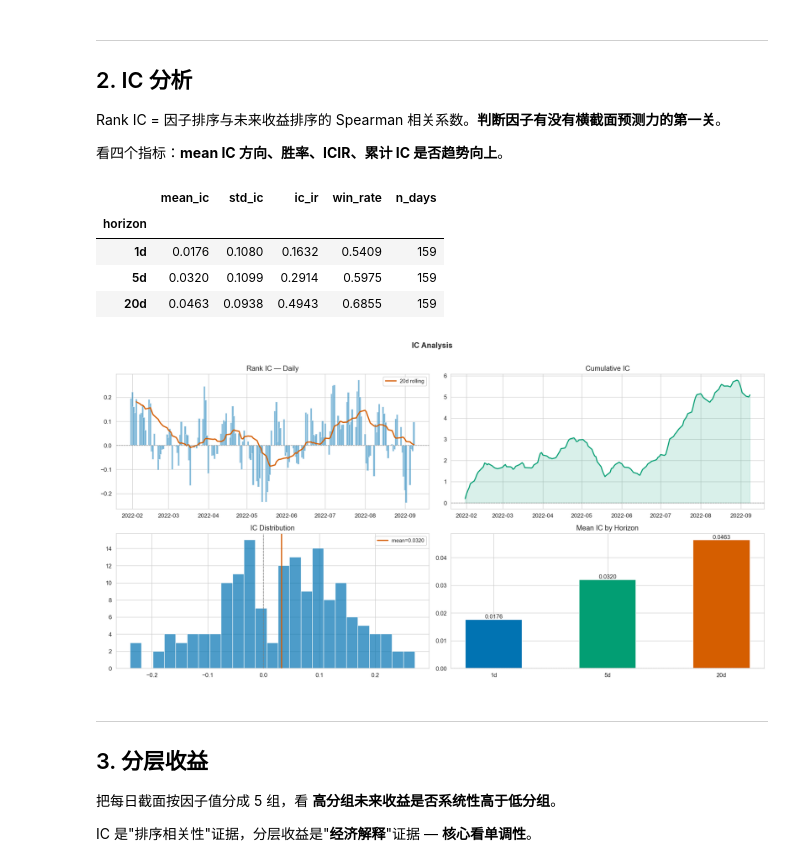
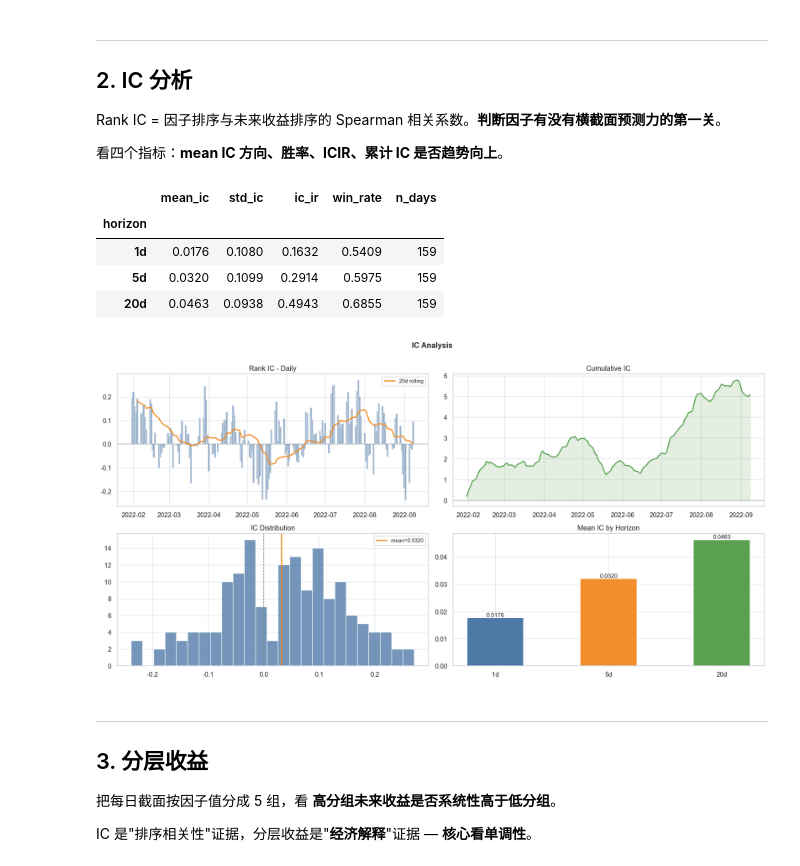
Before and after one commit to yangxiamike/ashare-factory, a Jupyter notebook: notebooks/01_single_factor_mvp.ipynb, the cells around one changed output. Cells and saved outputs as stored; diff of their text form; code cells hidden in the pictures.

```diff
--- a/notebooks/01_single_factor_mvp.ipynb
+++ b/notebooks/01_single_factor_mvp.ipynb
@@ -17,8 +17,8 @@ from IPython.display import display
 warnings.filterwarnings("ignore")
 pd.set_option("display.float_format", lambda x: f"{x:.4f}")
 
-# ── matplotlib / seaborn 全局样式 ──
-sns.set_style("whitegrid")
+# Plot style: keep chart titles English to avoid font fallback issues in notebook exports.
+sns.set_theme(style="whitegrid", context="notebook")
 plt.rcParams.update({
     "figure.dpi": 120,
     "font.size": 10,
@@ -26,10 +26,26 @@ plt.rcParams.update({
     "axes.labelsize": 10,
     "figure.titlesize": 13,
     "legend.fontsize": 9,
+    "axes.unicode_minus": False,
+    "axes.edgecolor": "#D0D5DD",
+    "grid.color": "#D9DEE7",
+    "grid.linewidth": 0.8,
 })
-C = sns.color_palette("colorblind")
 
-# ── 配置 ──
+COLORS = {
+    "blue": "#4E79A7",
+    "teal": "#2A9D8F",
+    "green": "#59A14F",
+    "orange": "#F28E2B",
+    "red": "#E15759",
+    "purple": "#B07AA1",
+    "gray": "#6B7280",
+}
+QUANTILE_COLORS = [COLORS["blue"], COLORS["teal"], COLORS["gray"], COLORS["orange"], COLORS["green"]]
+HORIZON_COLORS = [COLORS["blue"], COLORS["orange"], COLORS["green"]]
+C = sns.color_palette([COLORS[k] for k in ["blue", "teal", "green", "orange", "red", "purple"]])
+
+# Config
 FACTOR_WINDOW = 20
 FORWARD_HORIZONS = [1, 5, 20]
 N_QUANTILES = 5
@@ -253,49 +269,49 @@ fig, axes = plt.subplots(2, 2, figsize=(16, 8))
 
 # IC 时间序列
 ax = axes[0, 0]
-ax.bar(ic_df["trade_date"], ic_df["rank_ic"], color=C[0], alpha=0.5, width=1.5)
-ax.plot(ic_df["trade_date"], ic_df["rolling_20"], color=C[3], linewidth=2, label="20d rolling")
+ax.bar(ic_df["trade_date"], ic_df["rank_ic"], color=COLORS["blue"], alpha=0.55, width=1.5)
+ax.plot(ic_df["trade_date"], ic_df["rolling_20"], color=COLORS["orange"], linewidth=2, label="20d rolling")
 ax.axhline(0, color="gray", linestyle="--", linewidth=0.8)
-ax.set_title("Rank IC — Daily")
+ax.set_title("Rank IC - Daily")
 ax.legend()
 
 # 累计 IC
 ax = axes[0, 1]
-ax.plot(ic_df["trade_date"], ic_df["cum_ic"], color=C[2], linewidth=1.8)
-ax.fill_between(ic_df["trade_date"], 0, ic_df["cum_ic"], color=C[2], alpha=0.15)
+ax.plot(ic_df["trade_date"], ic_df["cum_ic"], color=COLORS["green"], linewidth=1.8)
+ax.fill_between(ic_df["trade_date"], 0, ic_df["cum_ic"], color=COLORS["green"], alpha=0.16)
 ax.axhline(0, color="gray", linestyle="--", linewidth=0.8)
 ax.set_title("Cumulative IC")
 
 # IC 分布直方图
 ax = axes[1, 0]
-ax.hist(ic_df["rank_ic"], bins=25, color=C[0], alpha=0.7, edgecolor="white")
+ax.hist(ic_df["rank_ic"], bins=25, color=COLORS["blue"], alpha=0.78, edgecolor="white")
 ax.axvline(0, color="gray", linestyle="--", linewidth=1)
-ax.axvline(ic_df["rank_ic"].mean(), color=C[3], linewidth=2,
+ax.axvline(ic_df["rank_ic"].mean(), color=COLORS["orange"], linewidth=2,
            label=f'mean={ic_df["rank_ic"].mean():.4f}')
 ax.set_title("IC Distribution")
 ax.legend()
 
 # 多 horizon IC 对比
 ax = axes[1, 1]
 x = np.arange(len(FORWARD_HORIZONS))
 means = [ic_frames[h]["rank_ic"].mean() for h in FORWARD_HORIZONS]
-bars = ax.bar(x, means, color=[C[0], C[2], C[3]], width=0.5)
+bars = ax.bar(x, means, color=HORIZON_COLORS, width=0.5)
 ax.bar_label(bars, fmt="%.4f")
 ax.set_xticks(x)
 ax.set_xticklabels([f"{h}d" for h in FORWARD_HORIZONS])
 ax.axhline(0, color="gray", linestyle="--", linewidth=0.8)
 ax.set_title("Mean IC by Horizon")
 
 fig.suptitle("IC Analysis", fontweight="bold", y=1.01)
 plt.tight_layout()
 plt.show()
 # %% [output]
 |  | mean_ic | std_ic | ic_ir | win_rate | n_days |
 | horizon |  |  |  |  |  |
 | 1d | 0.0176 | 0.1080 | 0.1632 | 0.5409 | 159 |
 | 5d | 0.0320 | 0.1099 | 0.2914 | 0.5975 | 159 |
 | 20d | 0.0463 | 0.0938 | 0.4943 | 0.6855 | 159 |
-[figure, old version]
+[figure, new version]
 # %% [markdown]
 ---
 ## 3. 分层收益
```
Also changed, not shown: parts of 6 cells of this notebook, 1 other file.
